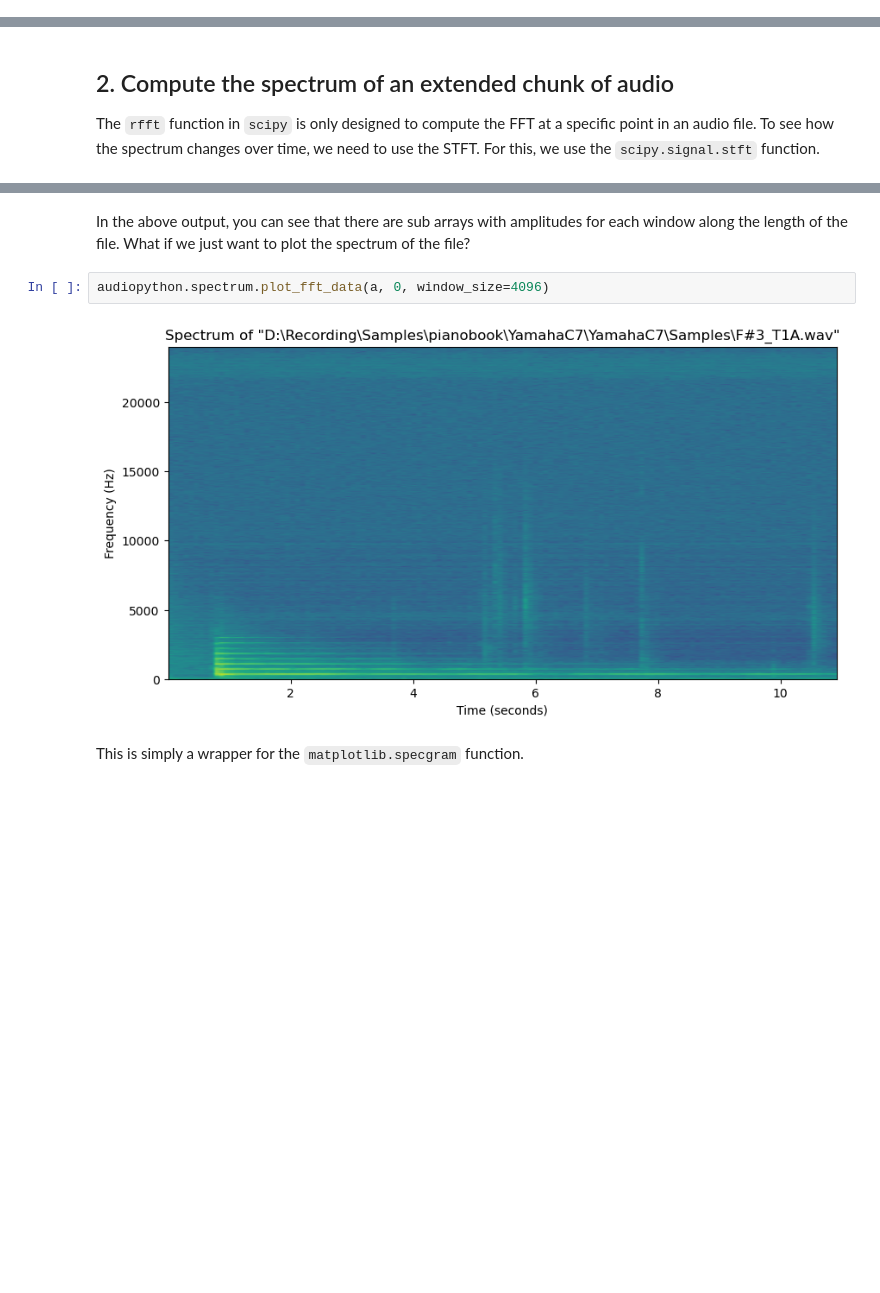
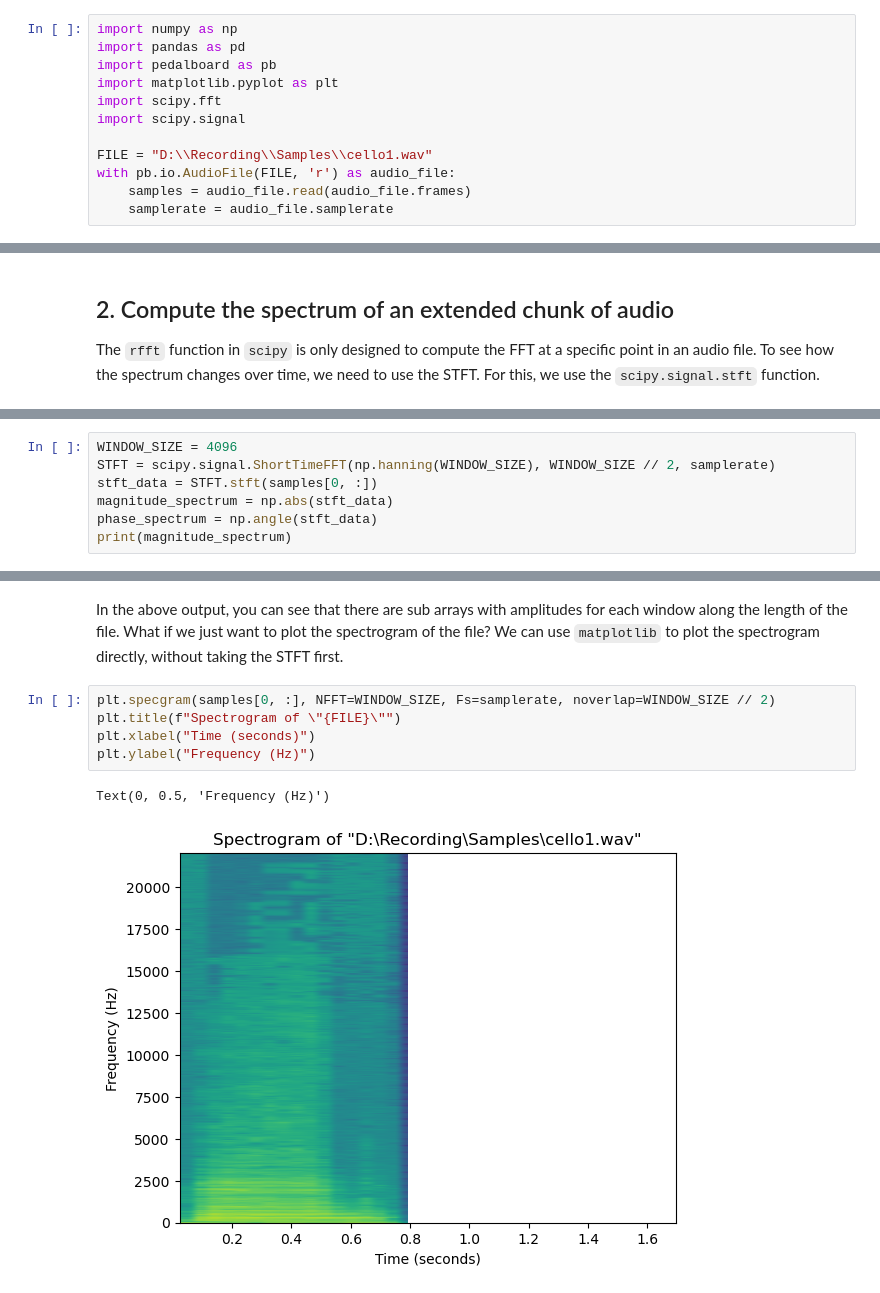
Before and after one commit to fleximeter/aus-python, a Jupyter notebook: notebooks/spectrum.ipynb, the cells around one changed output, grey strips where cells are left out. Saved outputs shown, nothing was run; the diff lists cells and outputs as text; blank space fills up the shorter version.

```diff
--- a/notebooks/spectrum.ipynb
+++ b/notebooks/spectrum.ipynb
@@ -13,2 +4,14 @@ a = audiopython.audiofile.read_wav(yamaha_map[54][0])
+# %%
+import numpy as np
+import pandas as pd
+import pedalboard as pb
+import matplotlib.pyplot as plt
+import scipy.fft
+import scipy.signal
+
+FILE = "D:\\Recording\\Samples\\cello1.wav"
+with pb.io.AudioFile(FILE, 'r') as audio_file:
+    samples = audio_file.read(audio_file.frames)
+    samplerate = audio_file.samplerate
 # %% [markdown]
 ## 1. Compute the spectrum of a slice of an audio file
@@ -66,0 +92,7 @@ print(amps)
+# %%
+WINDOW_SIZE = 4096
+STFT = scipy.signal.ShortTimeFFT(np.hanning(WINDOW_SIZE), WINDOW_SIZE // 2, samplerate)
+stft_data = STFT.stft(samples[0, :])
+magnitude_spectrum = np.abs(stft_data)
+phase_spectrum = np.angle(stft_data)
+print(magnitude_spectrum)
@@ -67,8 +113,10 @@ print(amps)
 # %% [markdown]
-In the above output, you can see that there are sub arrays with amplitudes for each window along the length of the file. What if we just want to plot the spectrum of the file?
+In the above output, you can see that there are sub arrays with amplitudes for each window along the length of the file. What if we just want to plot the spectrogram of the file? We can use `matplotlib` to plot the spectrogram directly, without taking the STFT first.
-# %%
-audiopython.spectrum.plot_fft_data(a, 0, window_size=4096)
-# %% [output]
-[figure, removed]
-# %% [markdown]
-This is simply a wrapper for the `matplotlib.specgram` function.
+# %%
+plt.specgram(samples[0, :], NFFT=WINDOW_SIZE, Fs=samplerate, noverlap=WINDOW_SIZE // 2)
+plt.title(f"Spectrogram of \"{FILE}\"")
+plt.xlabel("Time (seconds)")
+plt.ylabel("Frequency (Hz)")
+# %% [output]
+Text(0, 0.5, 'Frequency (Hz)')
+[figure, added]
```
Also changed, not shown: parts of 17 cells of this notebook, 1 other file.
